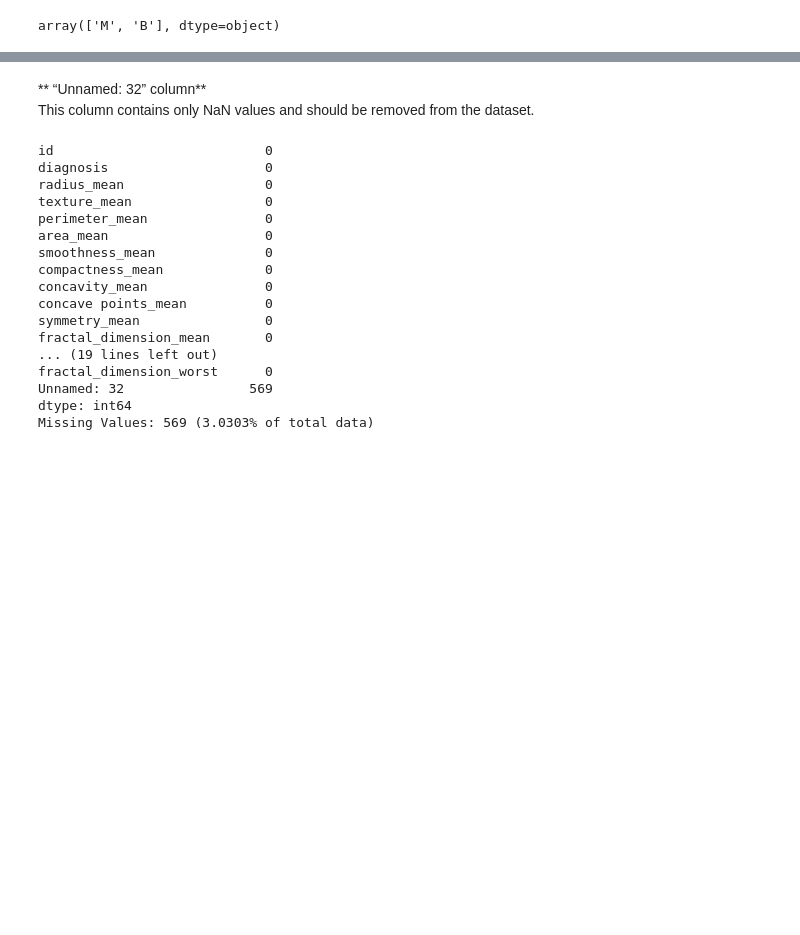
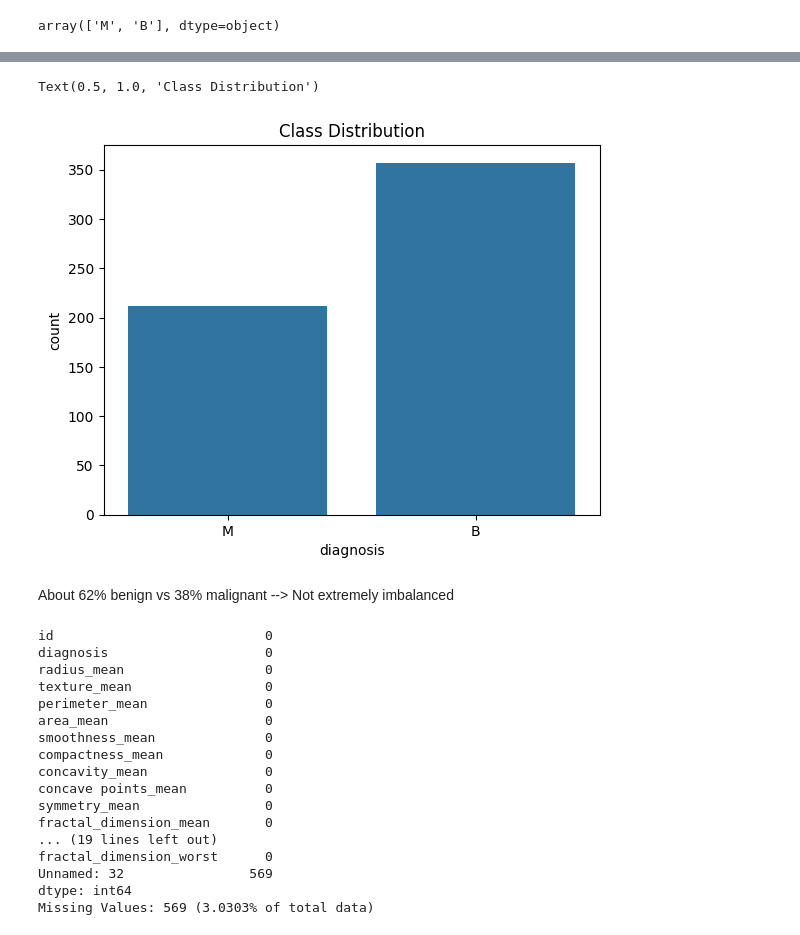
Before and after one commit to eyaguirat10/CoWin-Breast-Cancer-Detection, a Jupyter notebook: Breast_Cancer_Detection--Amal.ipynb, the cells around one changed output, grey strips where cells are left out. Saved outputs shown, nothing was run; the diff lists cells and outputs as text; code cells hidden in the pictures; blank space fills up the shorter version.

```diff
--- a/Breast_Cancer_Detection--Amal.ipynb
+++ b/Breast_Cancer_Detection--Amal.ipynb
@@ -60,3 +67,6 @@ df=pd.DataFrame(data)
+# %%
+path = "/content/drive/MyDrive/Datasets/CancerData1.csv"
+df = pd.read_csv(path)
 # %%
 print(f"Dataset Shape: {df.shape}")
 print(f"Number of instances: {df.shape[0]}")
@@ -171,6 +128,11 @@ df.describe()
-# %% [markdown]
-** “Unnamed: 32” column**
-This column contains only NaN values and should be removed from the dataset.
+# %%
+sns.countplot(x=df['diagnosis'])
+plt.title("Class Distribution")
+# %% [output]
+Text(0.5, 1.0, 'Class Distribution')
+[figure, added]
+# %% [markdown]
+About 62% benign vs 38% malignant --> Not extremely imbalanced
 # %%
 missing_values = df.isnull().sum()
 print(missing_values)
```
Also changed, not shown: parts of 15 cells of this notebook.
